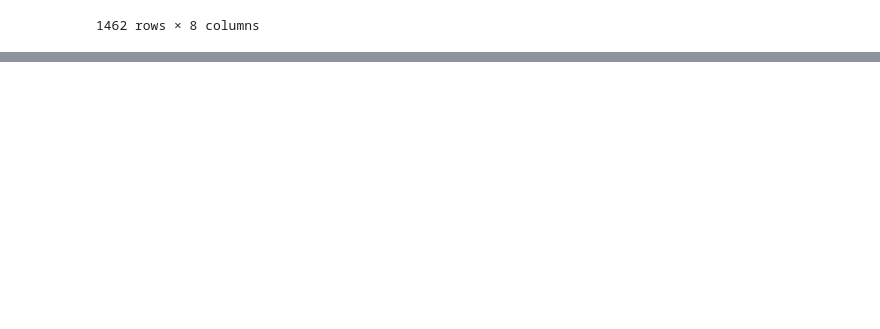
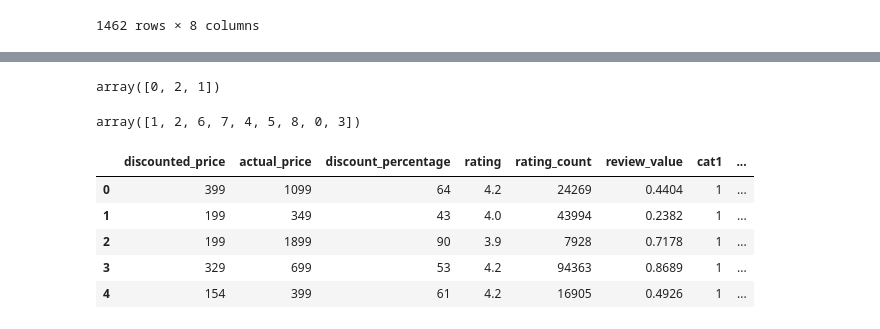
Before and after one commit to pawara101/MSC_UOM, a Jupyter notebook: Data-Science/DS-project/aws.ipynb, the cells around one changed output, grey strips where cells are left out. Saved outputs shown, nothing was run; the diff lists cells and outputs as text; code cells hidden in the pictures; blank space fills up the shorter version.

```diff
--- a/Data-Science/DS-project/aws.ipynb
+++ b/Data-Science/DS-project/aws.ipynb
@@ -938,0 +937,32 @@ amazon_data
+# %%
+## Label Encoding
+from sklearn import preprocessing
+
+# label_encoder object knows how to understand word labels.
+label_encoder = preprocessing.LabelEncoder()
+
+# Encode labels in column 'user_satisfaction'.
+predictive_analysis_data['user_satisfaction']= label_encoder.fit_transform(predictive_analysis_data['user_satisfaction'])
+
+predictive_analysis_data['user_satisfaction'].unique()
+# %% [output]
+array([0, 2, 1])
+# %%
+## Label Encoder for Cat1 column
+cat_encoding = preprocessing.LabelEncoder()
+
+# Encode labels in column 'cat1'.
+predictive_analysis_data['cat1']= label_encoder.fit_transform(predictive_analysis_data['cat1'])
+
+predictive_analysis_data['cat1'].unique()
+# %% [output]
+array([1, 2, 6, 7, 4, 5, 8, 0, 3])
+# %%
+predictive_analysis_data.head()
+# %% [output]
+|  | discounted_price | actual_price | discount_percentage | rating | rating_count | review_value | cat1 | ... |
+| 0 | 399 | 1099 | 64 | 4.2 | 24269 | 0.4404 | 1 | ... |
+| 1 | 199 | 349 | 43 | 4.0 | 43994 | 0.2382 | 1 | ... |
+| 2 | 199 | 1899 | 90 | 3.9 | 7928 | 0.7178 | 1 | ... |
+| 3 | 329 | 699 | 53 | 4.2 | 94363 | 0.8689 | 1 | ... |
+| 4 | 154 | 399 | 61 | 4.2 | 16905 | 0.4926 | 1 | ... |
```
Also changed, not shown: parts of 24 cells of this notebook.
